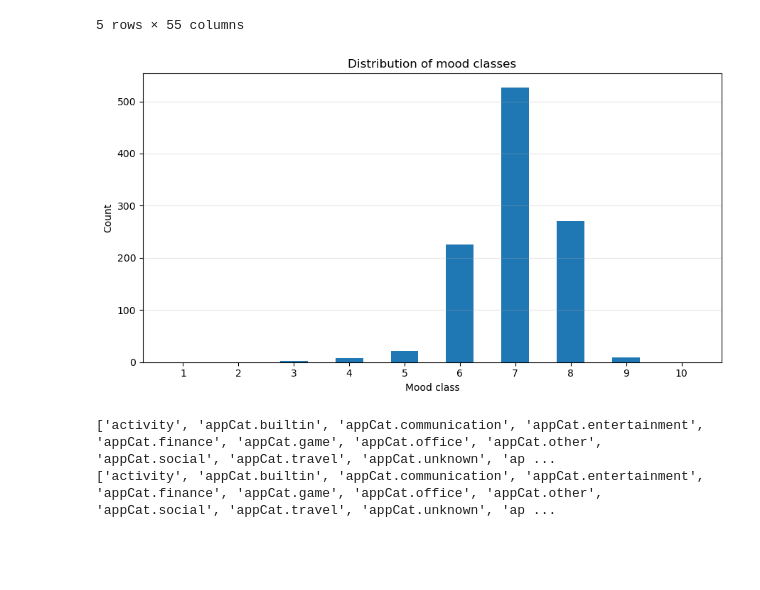
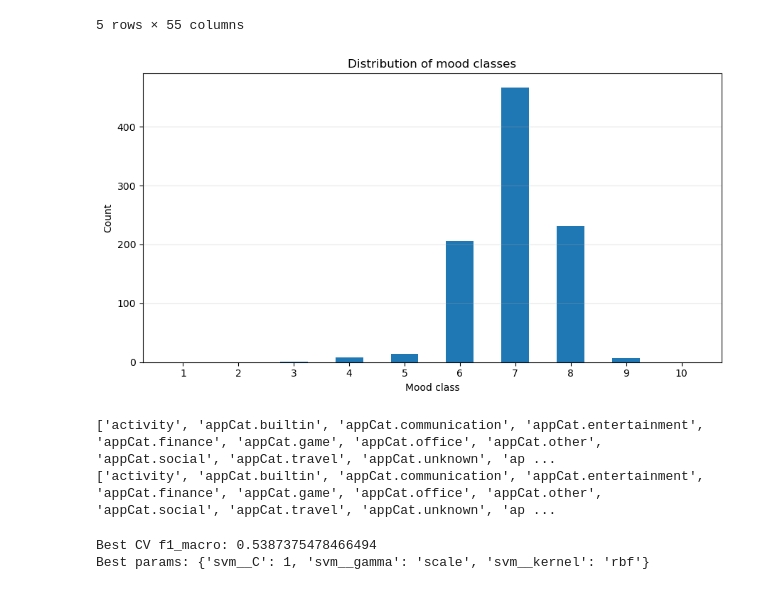
Before and after one commit to FieBergli/DMT_A1, a Jupyter notebook: svm_classification.ipynb, the cells around one changed output. Saved outputs shown, nothing was run; the diff lists cells and outputs as text; code cells hidden in the pictures; blank space fills up the shorter version.

Commit message:
updated training pipeline to new split logic

```diff
--- a/svm_classification.ipynb
+++ b/svm_classification.ipynb
@@ -19,21 +24,21 @@ test_df.head()
 | 4 | AS14.01 | 2014-04-30 | 0.151051 | 844.963 | 3550.618 | 504.862 | ... |
 5 rows × 55 columns
 # %%
-df["mood_class"] = df["mood"].round().clip(1, 10).astype(int)
+train_df["mood_class"] = train_df["mood"].round().clip(1, 10).astype(int)
 
-counts = df["mood_class"].value_counts().sort_index().reindex(range(1, 11), fill_value=0)
+counts = train_df["mood_class"].value_counts().sort_index().reindex(range(1, 11), fill_value=0)
 
 plt.figure(figsize=(9, 5))
 plt.bar(counts.index, counts.values, width=0.5)
 plt.title("Distribution of mood classes")
 plt.xlabel("Mood class")
 plt.ylabel("Count")
 plt.xticks(range(1, 11))
 plt.grid(axis="y", alpha=0.3)
 plt.tight_layout()
 plt.show()
 # %% [output]
-[figure, old version]
+[figure, new version]
 # %%
 low  = train_df["mood_next_day"].quantile(0.33)
 high = train_df["mood_next_day"].quantile(0.67)
@@ -68,9 +74,30 @@ print(X_test.columns.tolist())
 ['activity', 'appCat.builtin', 'appCat.communication', 'appCat.entertainment', 'appCat.finance', 'appCat.game', 'appCat.office', 'appCat.other', 'appCat.social', 'appCat.travel', 'appCat.unknown', 'ap ...
 ['activity', 'appCat.builtin', 'appCat.communication', 'appCat.entertainment', 'appCat.finance', 'appCat.game', 'appCat.office', 'appCat.other', 'appCat.social', 'appCat.travel', 'appCat.unknown', 'ap ...
 # %%
-from sklearn.preprocessing import StandardScaler
+#scaling all features within the same range, done after splitting into train/test to avoid leaking test statistics into training
+#class_weight=balanced penalizes misclassifying the minority classes more heavily, to make sure the SVM doesn´t just learn to predict the majority classes
+pipe = Pipeline([
+    ("scaler", StandardScaler()),
+    ("svm", SVC(class_weight="balanced"))])
 
-scaler = StandardScaler()
+# C : control tradeoff between smooth decision boundary and classifying training points correctly. low c = smoother, more generalizable, high c = fits training data more tightly
+# kernel : how the svm maps data to higher dimensions, rbf assumes non-linear relationships, linear works with classes that are linearly separable
+# gamma : controls how far the influence of a single training point reaches into the rbf kernel
+param_grid = {
+    "svm__C" : [0.1, 1, 10],
+    "svm__kernel" : ["rbf", "linear"],
+    "svm__gamma" : ["scale", "auto"]
+}
 
-X_train = scaler.fit_transform(X_train)
-X_test = scaler.transform(X_test)
+#gridssearch to find best hyperparams, evaluates each combination using cross-validation. Using GroupKFold to make sure no participant appear in both the fold'set
+#train and val set.
+#Using f1 score which is better for unbalanced datasets, computes f1 seperatly for each class and averages them equally.
+cv = StratifiedKFold(n_splits=5, shuffle=True, random_state=42)
+search = GridSearchCV(pipe, param_grid, cv=cv, scoring="f1_macro", n_jobs=-1)
+search.fit(X_train, y_train)
+
+print("Best CV f1_macro:", search.best_score_)
+print("Best params:", search.best_params_)
+# %% [output]
+Best CV f1_macro: 0.5387375478466494
+Best params: {'svm__C': 1, 'svm__gamma': 'scale', 'svm__kernel': 'rbf'}
```
Also changed, not shown: parts of 4 cells of this notebook.
